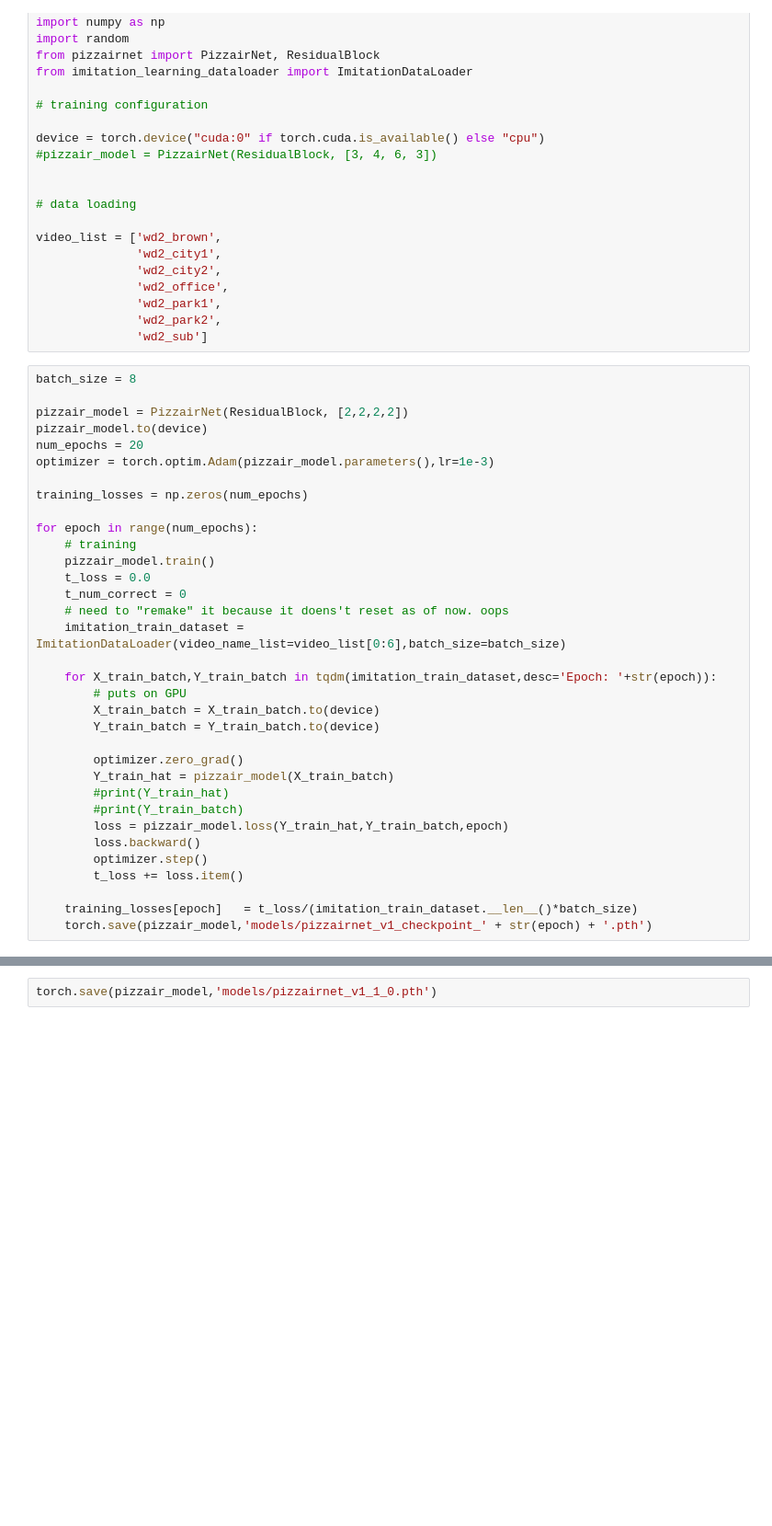
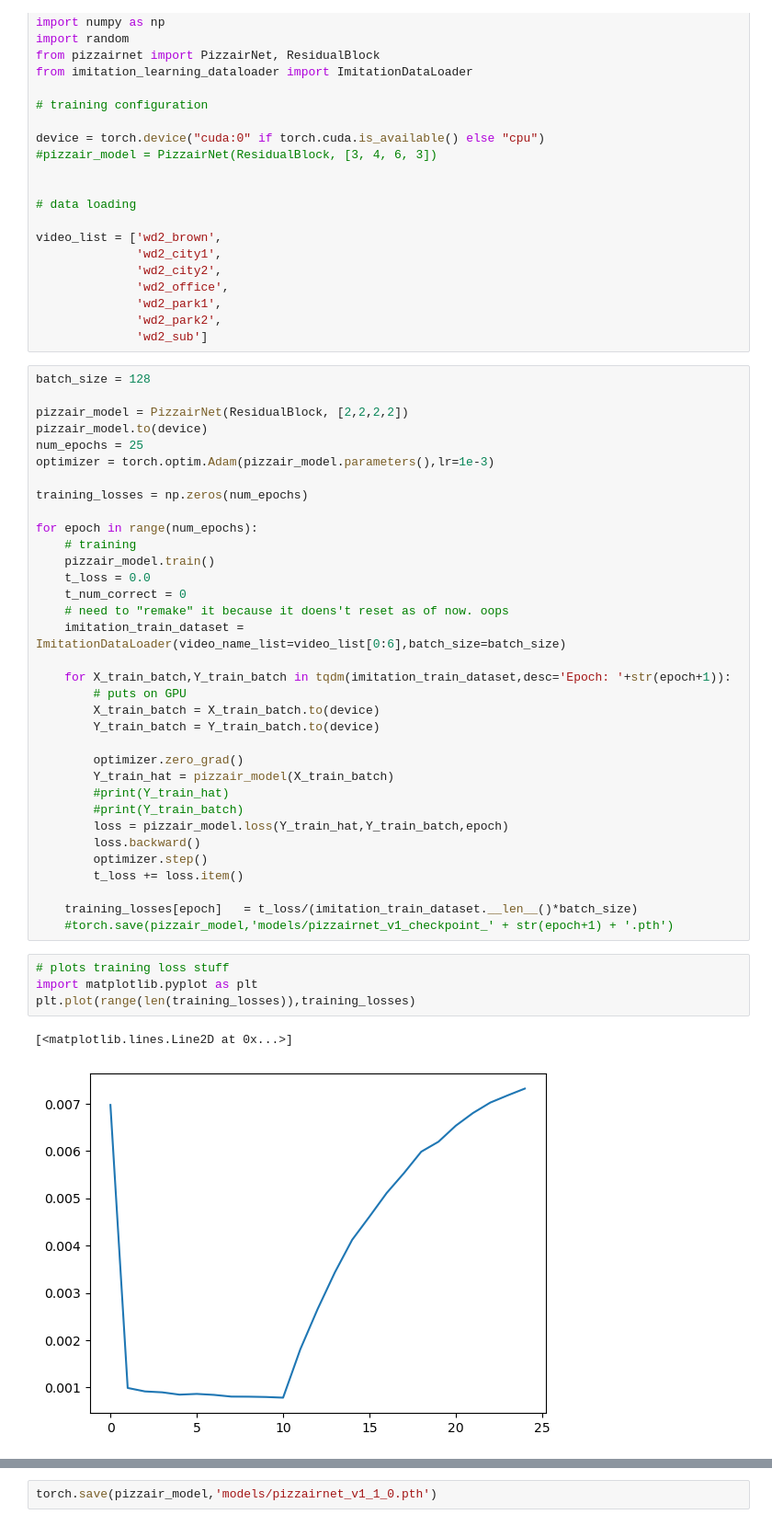
Before and after one commit to ujalil101/Pizzair, a Jupyter notebook: drone_control/training_notebook.ipynb, the cells around one changed output, grey strips where cells are left out. Shown at 92% size. Saved outputs shown, nothing was run; the diff lists cells and outputs as text; blank space fills up the shorter version.

```diff
--- a/drone_control/training_notebook.ipynb
+++ b/drone_control/training_notebook.ipynb
@@ -25,11 +25,11 @@ video_list = ['wd2_brown',
               'wd2_park2',
               'wd2_sub']
 # %%
-batch_size = 8
+batch_size = 128
 
 pizzair_model = PizzairNet(ResidualBlock, [2,2,2,2])
 pizzair_model.to(device)
-num_epochs = 20
+num_epochs = 25
 optimizer = torch.optim.Adam(pizzair_model.parameters(),lr=1e-3)
 
 training_losses = np.zeros(num_epochs)
@@ -42,7 +42,7 @@ for epoch in range(num_epochs):
     # need to "remake" it because it doens't reset as of now. oops
     imitation_train_dataset = ImitationDataLoader(video_name_list=video_list[0:6],batch_size=batch_size)
 
-    for X_train_batch,Y_train_batch in tqdm(imitation_train_dataset,desc='Epoch: '+str(epoch)):
+    for X_train_batch,Y_train_batch in tqdm(imitation_train_dataset,desc='Epoch: '+str(epoch+1)):
         # puts on GPU
         X_train_batch = X_train_batch.to(device)
         Y_train_batch = Y_train_batch.to(device)
@@ -57,7 +57,14 @@ for epoch in range(num_epochs):
         t_loss += loss.item()
 
     training_losses[epoch]   = t_loss/(imitation_train_dataset.__len__()*batch_size)
-    torch.save(pizzair_model,'models/pizzairnet_v1_checkpoint_' + str(epoch) + '.pth')
+    #torch.save(pizzair_model,'models/pizzairnet_v1_checkpoint_' + str(epoch+1) + '.pth')
+# %%
+# plots training loss stuff
+import matplotlib.pyplot as plt
+plt.plot(range(len(training_losses)),training_losses)
+# %% [output]
+[<matplotlib.lines.Line2D at 0x...>]
+[figure, added]
 # %%
 batch_size = 32
 imitation_train_dataset = ImitationDataLoader(video_name_list=video_list[0:6],batch_size=batch_size)
```
Also changed, not shown: parts of 1 cell of this notebook, 6 other files.
